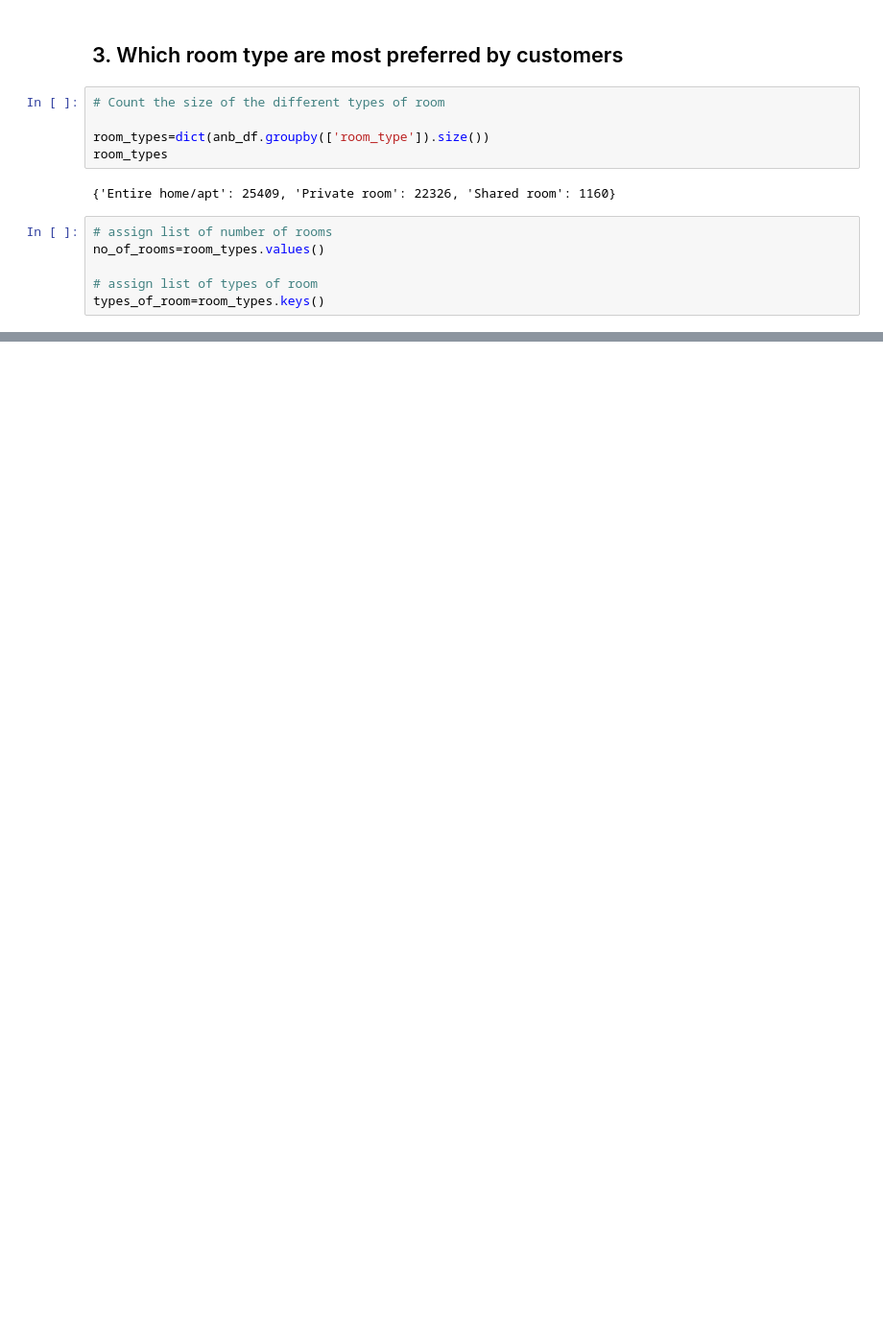
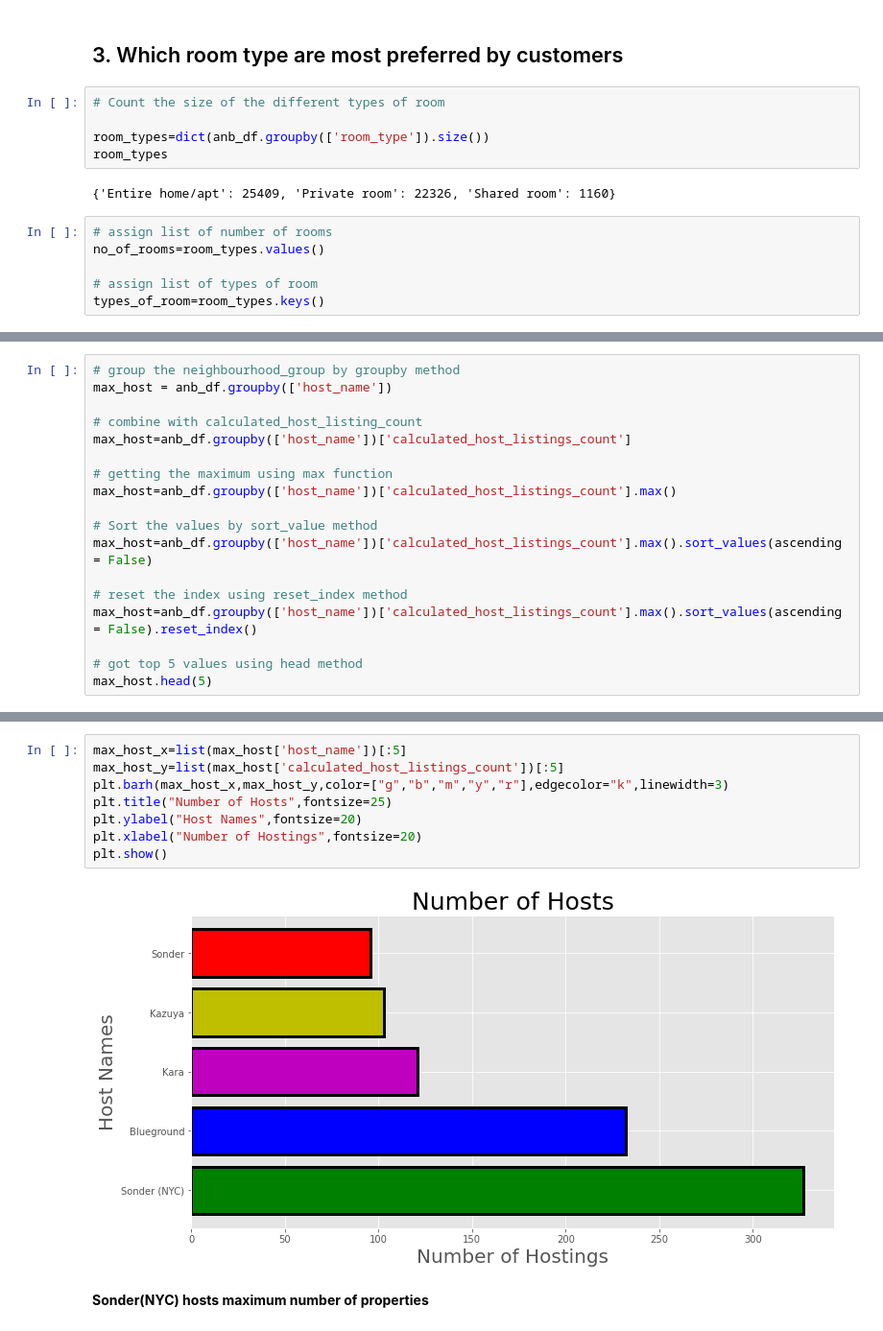
Before and after one commit to tarun422/AirBnb-Data-Analysis, a Jupyter notebook: AirBnb_Booking_Analysis.ipynb, the cells around one changed output, grey strips where cells are left out. Shown at 96% size. Drawn from its saved outputs; the diff is of its cells as text; blank space fills up the shorter version.

```diff
--- a/AirBnb_Booking_Analysis.ipynb
+++ b/AirBnb_Booking_Analysis.ipynb
@@ -448,0 +471,18 @@ Name: host_id, Length: 37457, dtype: int64
+# %%
+# group the neighbourhood_group by groupby method
+max_host = anb_df.groupby(['host_name'])
+
+# combine with calculated_host_listing_count
+max_host=anb_df.groupby(['host_name'])['calculated_host_listings_count']
+
+# getting the maximum using max function
+max_host=anb_df.groupby(['host_name'])['calculated_host_listings_count'].max()
+
+# Sort the values by sort_value method
+max_host=anb_df.groupby(['host_name'])['calculated_host_listings_count'].max().sort_values(ascending = False)
+
+# reset the index using reset_index method
+max_host=anb_df.groupby(['host_name'])['calculated_host_listings_count'].max().sort_values(ascending = False).reset_index()
+
+# got top 5 values using head method
+max_host.head(5)
@@ -448,0 +496,12 @@ Name: host_id, Length: 37457, dtype: int64
+# %%
+max_host_x=list(max_host['host_name'])[:5]
+max_host_y=list(max_host['calculated_host_listings_count'])[:5]
+plt.barh(max_host_x,max_host_y,color=["g","b","m","y","r"],edgecolor="k",linewidth=3)
+plt.title("Number of Hosts",fontsize=25)
+plt.ylabel("Host Names",fontsize=20)
+plt.xlabel("Number of Hostings",fontsize=20)
+plt.show()
+# %% [output]
+[figure, added]
+# %% [markdown]
+**Sonder(NYC) hosts maximum number of properties**
```
Also changed, not shown: parts of 20 cells of this notebook.
